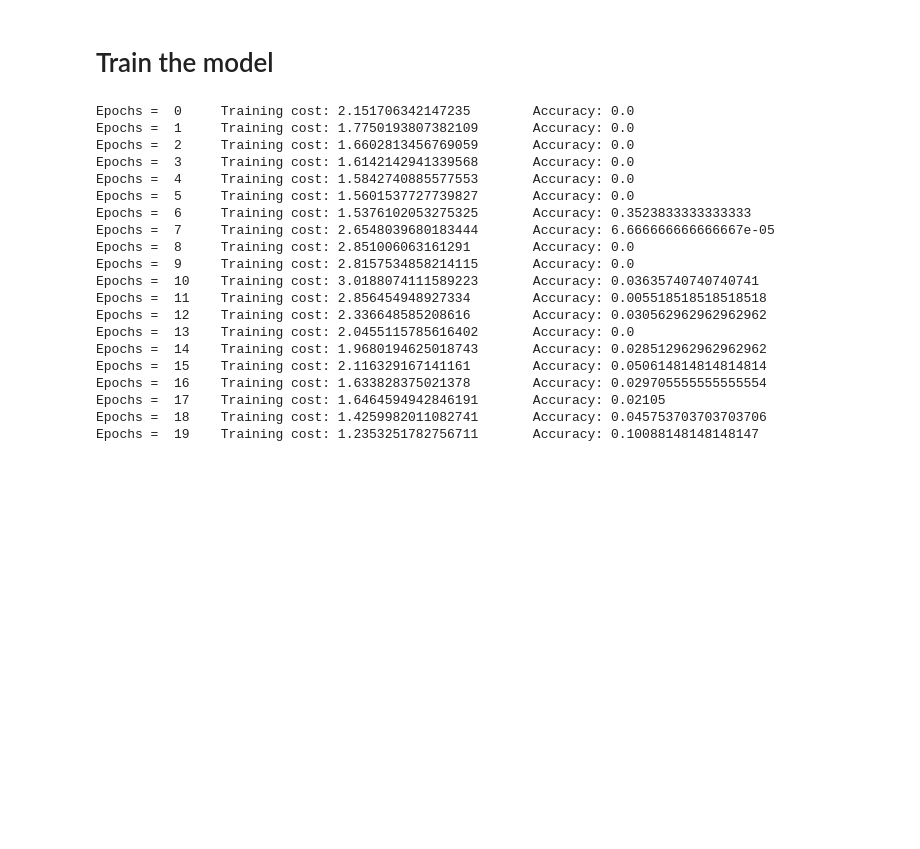
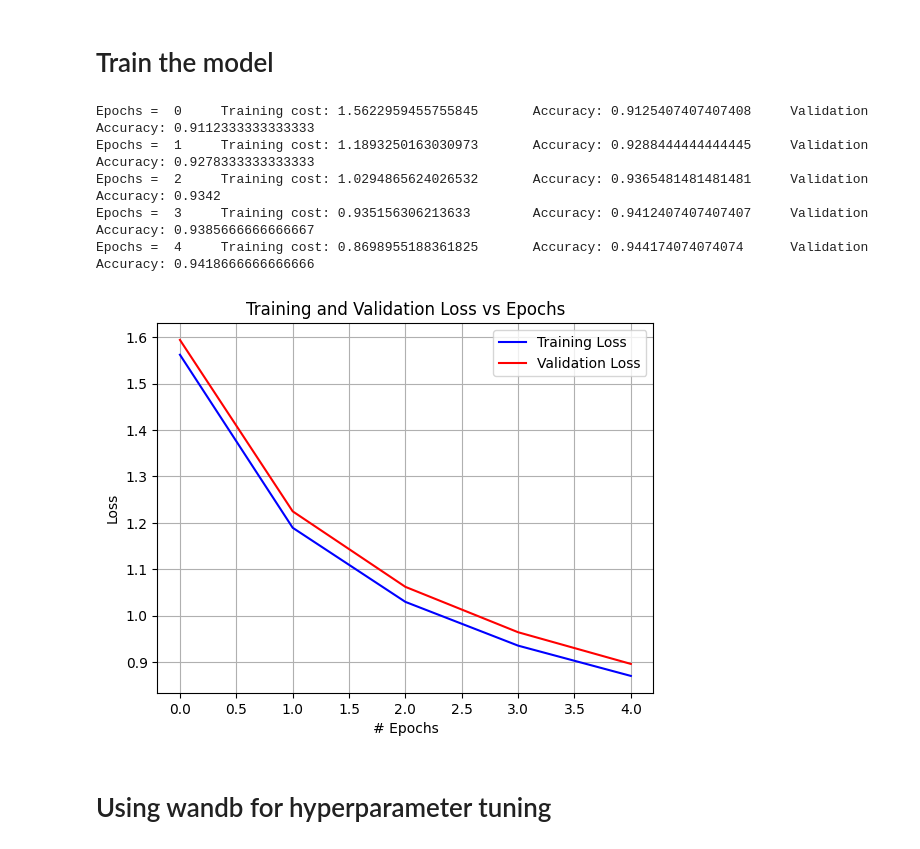
Before and after one commit to abhinavtk1/CS6910, a Jupyter notebook: colab_nb.ipynb, the cells around one changed output. Drawn from its saved outputs; the diff is of its cells as text; code cells hidden in the pictures; blank space fills up the shorter version.

Commit message:
tested wandb

```diff
--- a/colab_nb.ipynb
+++ b/colab_nb.ipynb
@@ -152,7 +158,7 @@ def forward_propagation(x, nn_layers, parameters, act_fn):
   return y_hat, h, a                # Returns y_hat, h, a
 # %%
 # Backpropagation
-def back_propagation(y_hat, y, h, a, nn_layers, parameters, act_fn, batch_size):
+def back_propagation(y_hat, y, h, a, nn_layers, parameters, act_fn, batch_size, l2_reg):
   l = len(nn_layers)
   grads = {}            # dictionary to store gradient of loss function wrt parameters and hidden layer neurons
 
@@ -160,7 +166,8 @@ def back_propagation(y_hat, y, h, a, nn_layers, parameters, act_fn, batch_size):
   grads["grada"+str(l-1)] = y_hat - y
 
   for i in range(l-1,0,-1):
-    grads["gradW" + str(i)] = (1/batch_size)*np.dot(grads["grada" + str(i)], h[i-1].T)
+
+    grads["gradW" + str(i)] = (1/batch_size)*(np.dot(grads["grada" + str(i)], h[i-1].T) + l2_reg*parameters["W"+str(i)])
     grads["gradb" + str(i)] = (1/batch_size)*np.sum(grads["grada" + str(i)], axis=1, keepdims=True)
     if i>1:
       if act_fn == 'sigmoid':
@@ -206,6 +213,6 @@ def param_update_nesterov(parameters, grads , lr, beta, prev_v):
 # %% [markdown]
 # Compute loss and accuracy
 # %%
-def compute_loss(y, y_hat, batch_size, parameters):
-  loss = (1/batch_size)*(-1.0 * np.sum(np.multiply(y, np.log(y_hat))))
-  return loss
+def compute_loss(y, y_hat, batch_size):
+  loss_val = (-1/batch_size)*(np.sum(np.multiply(y, np.log(y_hat))))
+  return loss_val
@@ -212,3 +243,24 @@ def compute_loss(y, y_hat, batch_size, parameters):
+# %%
+# Plotting
+import matplotlib.pyplot as plt
+
+def plot_loss_curve(training_loss, validation_loss):
+    """
+    Plot the training and validation loss curves.
+    """
+    n1 = len(training_loss)
+    n2 = len(validation_loss)
+    plt.plot(list(range(n1)), training_loss, 'b', label="Training Loss")
+    plt.plot(list(range(n2)), validation_loss, 'r', label="Validation Loss")
+
+    # Adding title and labels
+    plt.title("Training and Validation Loss vs Epochs")
+    plt.xlabel("# Epochs")
+    plt.ylabel("Loss")
+
+    plt.grid()
+    plt.legend()
+    plt.show()
 # %% [markdown]
 # Train the model
 # %%
@@ -263,28 +339,17 @@ def train_model(x_train, y_train, epochs = 10, num_hidden_layers = 3, num_neuron
 # %%
 if __name__=='__main__':
   iter = 0
   epochs = 10
   lr = 0.01 # learning rate
-  batch_size = 64
-  params = train_model(x_train, y_train_encoded, epochs = 20, act_fn = 'tanh', optimizer = 'nesterov' )
+  batch_size = 64 #x_train, y_train, x_val, y_val,
+  params = train_model(x_train, y_train_encoded, x_val, y_val_encoded, epochs = 5, act_fn = 'sigmoid', optimizer = 'momentum',
+                       weight_init = 'random', l2_reg = 0.5)
 # %% [output]
-Epochs =  0     Training cost: 2.151706342147235        Accuracy: 0.0
-Epochs =  1     Training cost: 1.7750193807382109       Accuracy: 0.0
-Epochs =  2     Training cost: 1.6602813456769059       Accuracy: 0.0
-Epochs =  3     Training cost: 1.6142142941339568       Accuracy: 0.0
-Epochs =  4     Training cost: 1.5842740885577553       Accuracy: 0.0
-Epochs =  5     Training cost: 1.5601537727739827       Accuracy: 0.0
-Epochs =  6     Training cost: 1.5376102053275325       Accuracy: 0.3523833333333333
-Epochs =  7     Training cost: 2.6548039680183444       Accuracy: 6.666666666666667e-05
-Epochs =  8     Training cost: 2.851006063161291        Accuracy: 0.0
-Epochs =  9     Training cost: 2.8157534858214115       Accuracy: 0.0
-Epochs =  10    Training cost: 3.0188074111589223       Accuracy: 0.03635740740740741
-Epochs =  11    Training cost: 2.856454948927334        Accuracy: 0.005518518518518518
-Epochs =  12    Training cost: 2.336648585208616        Accuracy: 0.030562962962962962
-Epochs =  13    Training cost: 2.0455115785616402       Accuracy: 0.0
-Epochs =  14    Training cost: 1.9680194625018743       Accuracy: 0.028512962962962962
-Epochs =  15    Training cost: 2.116329167141161        Accuracy: 0.050614814814814814
-Epochs =  16    Training cost: 1.633828375021378        Accuracy: 0.029705555555555554
-Epochs =  17    Training cost: 1.6464594942846191       Accuracy: 0.02105
-Epochs =  18    Training cost: 1.4259982011082741       Accuracy: 0.045753703703703706
-Epochs =  19    Training cost: 1.2353251782756711       Accuracy: 0.10088148148148147
+Epochs =  0     Training cost: 1.5622959455755845       Accuracy: 0.9125407407407408     Validation Accuracy: 0.9112333333333333
+Epochs =  1     Training cost: 1.1893250163030973       Accuracy: 0.9288444444444445     Validation Accuracy: 0.9278333333333333
+Epochs =  2     Training cost: 1.0294865624026532       Accuracy: 0.9365481481481481     Validation Accuracy: 0.9342
+Epochs =  3     Training cost: 0.935156306213633        Accuracy: 0.9412407407407407     Validation Accuracy: 0.9385666666666667
+Epochs =  4     Training cost: 0.8698955188361825       Accuracy: 0.944174074074074      Validation Accuracy: 0.9418666666666666
+[figure, added]
+# %% [markdown]
+# Using wandb for hyperparameter tuning
```
Also changed, not shown: parts of 14 cells of this notebook.
